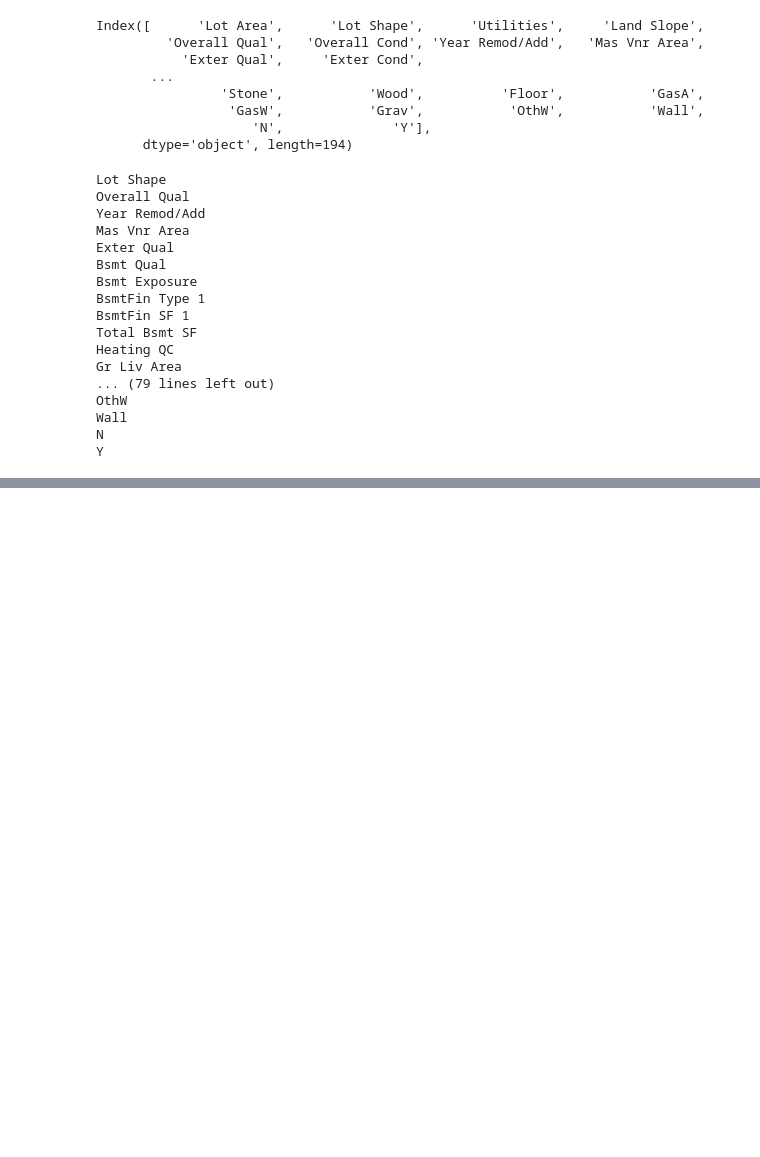
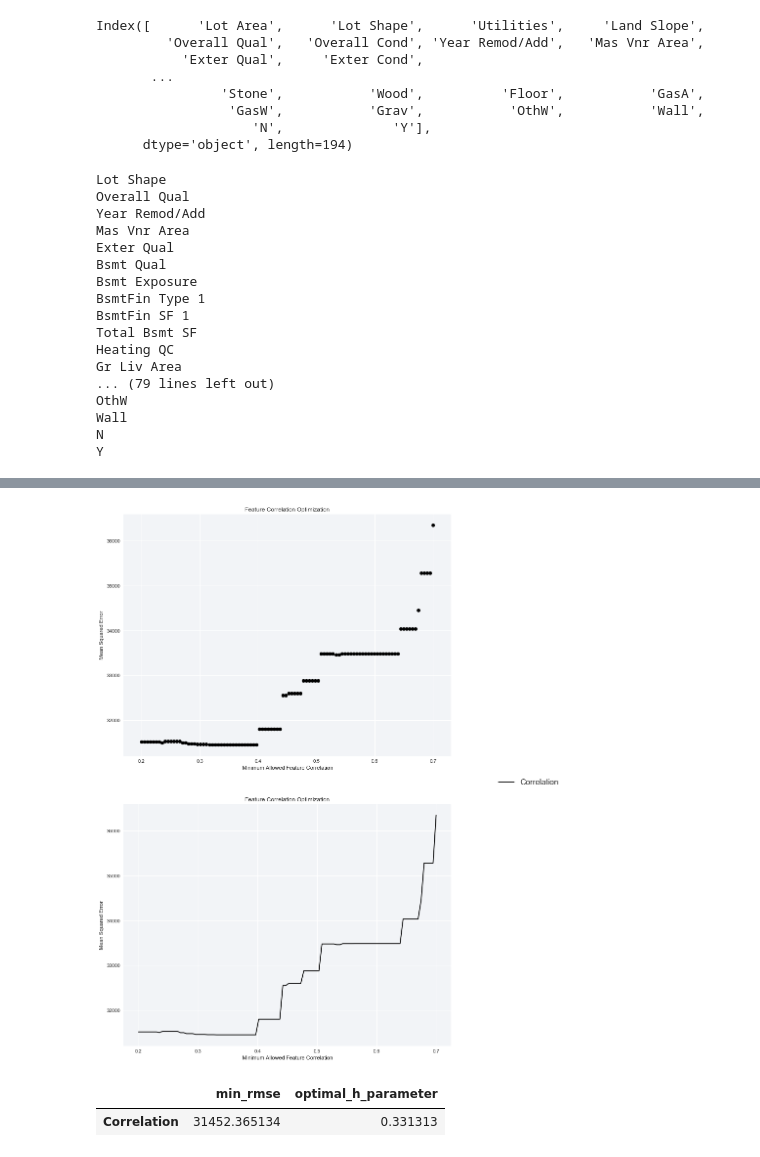
Before and after one commit to kitestring/DataQuest, a Jupyter notebook: 06_MachineLearning/04_LinearRegressionForMachineLearning/06_GuidedProject_PredictingHouseSalePrices/PredictingHouseSalePrices.ipynb, the cells around one changed output, grey strips where cells are left out. Saved outputs shown, nothing was run; the diff lists cells and outputs as text; code cells hidden in the pictures; blank space fills up the shorter version.

```diff
--- a/06_MachineLearning/04_LinearRegressionForMachineLearning/06_GuidedProject_PredictingHouseSalePrices/PredictingHouseSalePrices.ipynb
+++ b/06_MachineLearning/04_LinearRegressionForMachineLearning/06_GuidedProject_PredictingHouseSalePrices/PredictingHouseSalePrices.ipynb
@@ -632,0 +763,17 @@ Y
+# %%
+starting_df = transform_features(data, missing_values_percent_threshold=0.055556)
+# %%
+rmses = []
+correlations = np.linspace(0.20,0.7,100)
+for cor in correlations:
+    features, target, df = select_features(starting_df, min_correlation=cor, min_variance=0.0015, max_unique_vals=10)
+    rmses.append(linear_reg_train_test_kfold_validation(df, features, target, 2))
+# %%
+rmse_dict = {'Correlation': rmses}
+
+plot_RMSE_h_para_optimization(correlations, rmse_dict, title="Feature Correlation Optimization",
+    legend_h_offset = 1.35, legend_v_offset=1.09, x_axis_label='Minimum Allowed Feature Correlation')
+# %% [output]
+[figure, added]
+|  | min_rmse | optimal_h_parameter |
+| Correlation | 31452.365134 | 0.331313 |
```
Also changed, not shown: parts of 21 cells of this notebook, 2 other files.
